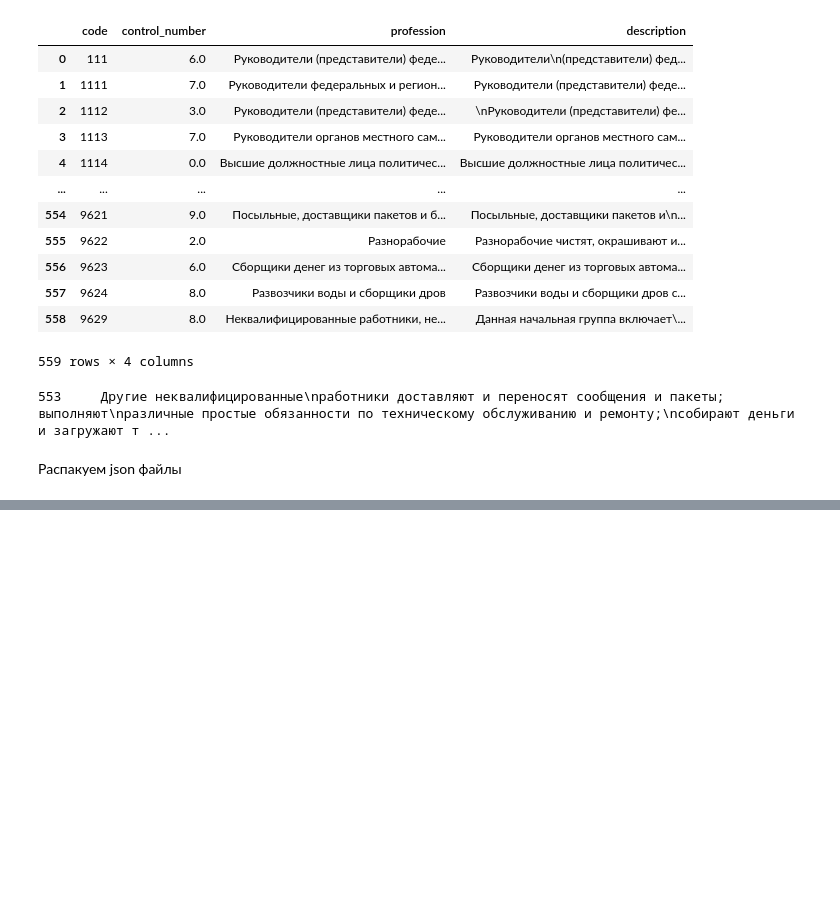
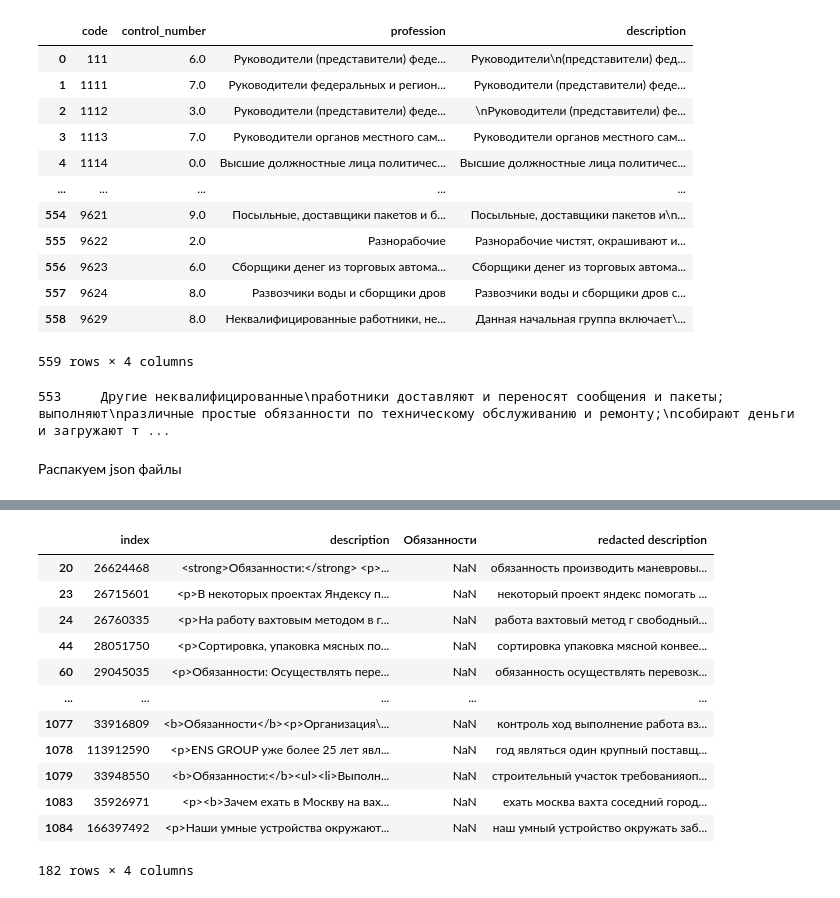
Before and after one commit to sersldmir/all_comp_repo, a Jupyter notebook: Main_file/main_project.ipynb, the cells around one changed output, grey strips where cells are left out. Cells and saved outputs as stored; diff of their text form; code cells hidden in the pictures; blank space fills up the shorter version.

Commit message:
finished processing

```diff
--- a/Main_file/main_project.ipynb
+++ b/Main_file/main_project.ipynb
@@ -111,0 +265,4 @@ array([{'Условия': ['Срочно требуется:Секретарь',
+# %%
+morph = MorphAnalyzer()
+inf_forms = ' '.join([morph.parse(word)[0].normal_form for word in sample_description_v3.split()])
+inf_forms
@@ -111,0 +271,11 @@ array([{'Условия': ['Срочно требуется:Секретарь',
+# %%
+def nan_transformer(sample_description, stop_words = stopwords.words('russian'), morph = MorphAnalyzer()):
+    if sample_description is np.nan:
+        return np.nan
+    sample_description_v1 = sample_description.lower()
+    patt1 = re.compile(r'[а-я\s\;]')
+    sample_description_v2 = ''.join(re.findall(patt1, sample_description_v1)).replace('\n', '')
+    sample_description_v3 = ' '.join([word for word in sample_description_v2.split(' ') if word not in stop_words])
+    inf_forms = ' '.join([morph.parse(word)[0].normal_form for word in sample_description_v3.split()])
+    finale = [word for word in inf_forms.split() if len(word)<20]
+    return ' '.join(finale)
@@ -111,0 +368,4 @@ array([{'Условия': ['Срочно требуется:Секретарь',
+# %%
+# обработаем тестовое задание
+save_test = test_df_w_description[test_df_w_description['Обязанности'].isna()]
+process_test = test_df_w_description.dropna()
@@ -111,0 +394,2 @@ array([{'Условия': ['Срочно требуется:Секретарь',
+# %%
+save_test['redacted description'] = save_test.apply(lambda row: nan_transformer(row['description']), axis=1)
@@ -111,0 +402,16 @@ array([{'Условия': ['Срочно требуется:Секретарь',
+# %%
+save_test
+# %% [output]
+|  | index | description | Обязанности | redacted description |
+| 20 | 26624468 | <strong>Обязанности:</strong> <p>... | NaN | обязанность производить маневровы... |
+| 23 | 26715601 | <p>В некоторых проектах Яндексу п... | NaN | некоторый проект яндекс помогать ... |
+| 24 | 26760335 | <p>На работу вахтовым методом в г... | NaN | работа вахтовый метод г свободный... |
+| 44 | 28051750 | <p>Сортировка, упаковка мясных по... | NaN | сортировка упаковка мясной конвее... |
+| 60 | 29045035 | <p>Обязанности: Осуществлять пере... | NaN | обязанность осуществлять перевозк... |
+| ... | ... | ... | ... | ... |
+| 1077 | 33916809 | <b>Обязанности</b><p>Организация\... | NaN | контроль ход выполнение работа вз... |
+| 1078 | 113912590 | <p>ENS GROUP уже более 25 лет явл... | NaN | год являться один крупный поставщ... |
+| 1079 | 33948550 | <b>Обязанности:</b><ul><li>Выполн... | NaN | строительный участок требованияоп... |
+| 1083 | 35926971 | <p><b>Зачем ехать в Москву на вах... | NaN | ехать москва вахта соседний город... |
+| 1084 | 166397492 | <p>Наши умные устройства окружают... | NaN | наш умный устройство окружать заб... |
+182 rows × 4 columns
```
Also changed, not shown: parts of 44 cells of this notebook.
